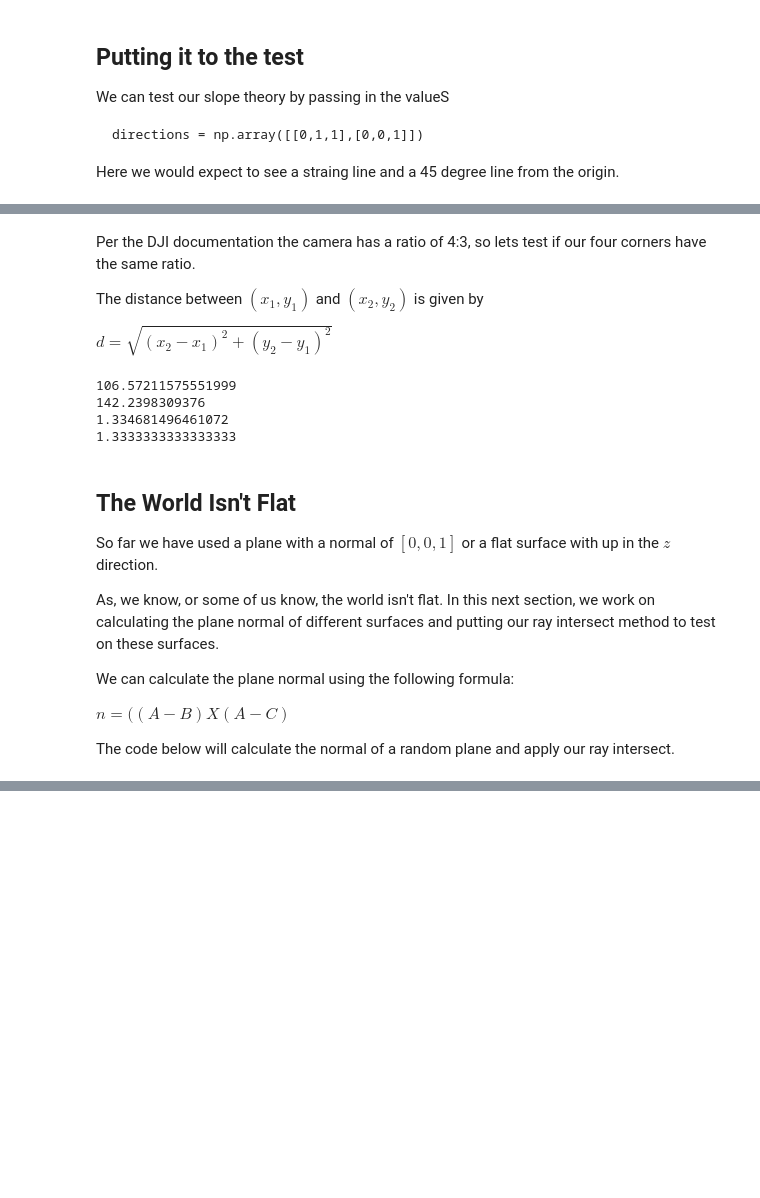
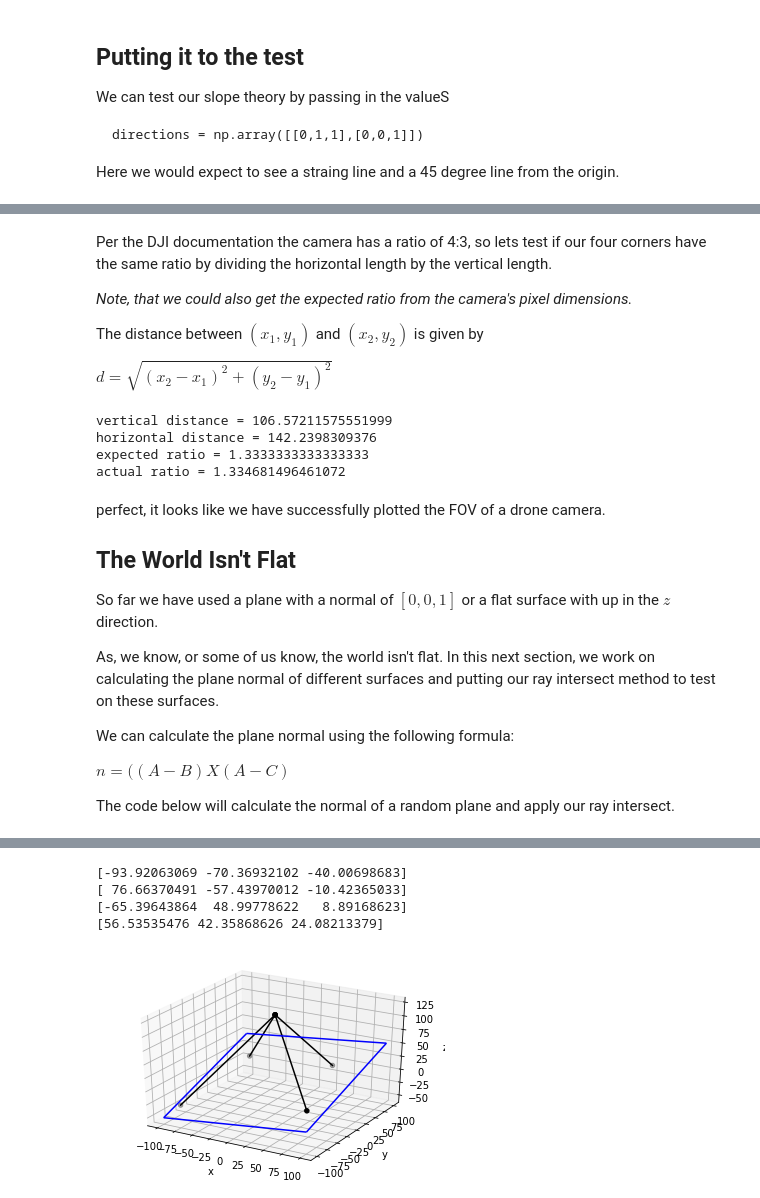
Before and after one commit to mebuie/Jupyter, a Jupyter notebook: RayIntersect.ipynb, the cells around one changed output, grey strips where cells are left out. Drawn from its saved outputs; the diff is of its cells as text; code cells hidden in the pictures; blank space fills up the shorter version.

```diff
--- a/RayIntersect.ipynb
+++ b/RayIntersect.ipynb
@@ -210,27 +205,0 @@ $(\tan(\frac{fov_{h}}{2}),-\tan(\frac{fov_{v}}{2}), 1)$
-# %%
-# Output should be in radians
-horizontal = math.tan((horizontal_fov / 2)*(math.pi/180))
-vertical = math.tan((vertical_fov / 2)*(math.pi/180))
-print(f"{horizontal}{vertical}")
-
-directions = np.array([[horizontal, vertical, 1],
-                       [-horizontal, vertical, 1],
-                       [horizontal, -vertical, 1],
-                       [-horizontal, -vertical, 1]])
-
-camera_origin = np.array([0,0,121.92])
-plane_origin = np.array([0,0,0])
-normal = np.array([0,0,1])
-
-fig = plt.figure()
-ax = plt.axes(projection='3d')
-
-intersections = []
-for direction in directions:
-    intersects, p = intersect(camera_origin, direction, plane_origin, normal)
-
-    if intersects:
-        plot(camera_origin, p, ax)
-        intersections.append(p)
-    else:
-        print("Do not intersect")
@@ -241,5 +206,7 @@ for direction in directions:
 # %% [markdown]
-Per the DJI documentation the camera has a ratio of 4:3, so lets test if our four corners have the same ratio.
+Per the DJI documentation the camera has a ratio of 4:3, so lets test if our four corners have the same ratio by dividing the horizontal length by the vertical length.
+
+*Note, that we could also get the expected ratio from the camera's pixel dimensions.*
 
 The distance between $(x_1, y_1)$ and $(x_2, y_2)$ is given by
 
@@ -260,19 +227,18 @@ d1_y2 = intersections[3][1]
 distance_0 = math.sqrt( ((d0_x2-d0_x1)**2)+((d0_y2-d0_y1)**2) )
 distance_1 = math.sqrt( ((d1_x2-d1_x1)**2)+((d1_y2-d1_y1)**2) )
 
-print(distance_0)
-print(distance_1)
-if distance_0 > distance_1:
-    print(distance_0 / distance_1)
-else:
-    print(distance_1 / distance_0)
-print(4/3)
+print(f"vertical distance = {distance_0}")
+print(f"horizontal distance = {distance_1}")
+print(f"expected ratio = {4/3}")
+print(f"actual ratio = {distance_1 / distance_0}")
 # %% [output]
-106.57211575551999
-142.2398309376
-1.334681496461072
-1.3333333333333333
+vertical distance = 106.57211575551999
+horizontal distance = 142.2398309376
+expected ratio = 1.3333333333333333
+actual ratio = 1.334681496461072
 # %% [markdown]
+perfect, it looks like we have successfully plotted the FOV of a drone camera.
+
 ## The World Isn't Flat
 So far we have used a plane with a normal of $[0, 0, 1]$ or a flat surface with up in the $z$ direction.
 
@@ -302,8 +268,8 @@ data = np.array([[[-100,100,z0],
                  [[-100,-100,-z1],
                   [100,-100,-z0]]])
 
-if randint(1,2) == 1:
-    data = data * -1
+#if randint(1,2) == 1:
+#    data = data * -1
 
 x,y,z = data.T
 ax.plot_wireframe(x, y, z, color='blue')
@@ -312,13 +278,14 @@ ax.plot_wireframe(x, y, z, color='blue')
 a = data[0][0]
 b = data[0][1]
 c = data[1][0]
-ab = np.subtract(data[0][0], data[0][1])
-ac = np.subtract(data[0][0], data[1][0])
-n = np.cross(ab, ac)
+ab = np.subtract(a, b)
+ac = np.subtract(a, c)
+n = np.cross(ac, ab)
 
 intersections = []
 for direction in directions:
     intersects, p = intersect(camera_origin, direction, plane_origin, n)
+    print(p)
 
     if intersects:
         plot(camera_origin, p, ax)
@@ -331 +296,6 @@ for direction in directions:
+[-93.92063069 -70.36932102 -40.00698683]
+[ 76.66370491 -57.43970012 -10.42365033]
+[-65.39643864  48.99778622   8.89168623]
+[56.53535476 42.35868626 24.08213379]
+[figure, added]
 # %% [markdown]
```
Also changed, not shown: parts of 22 cells of this notebook, 1 other file.
